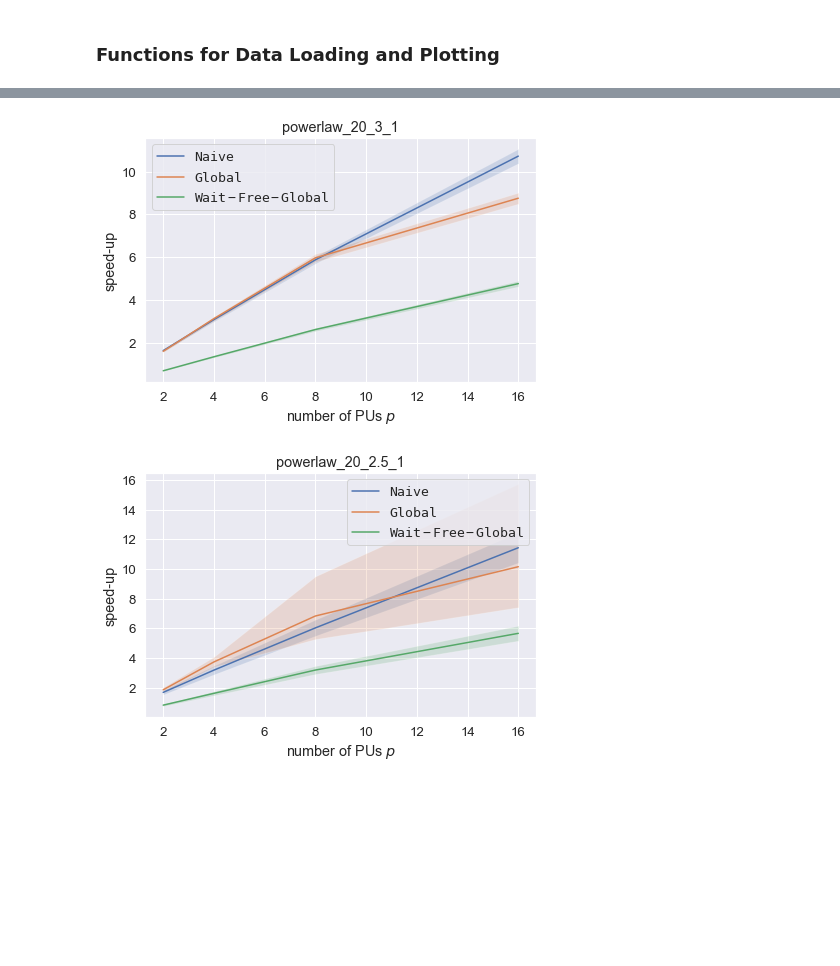
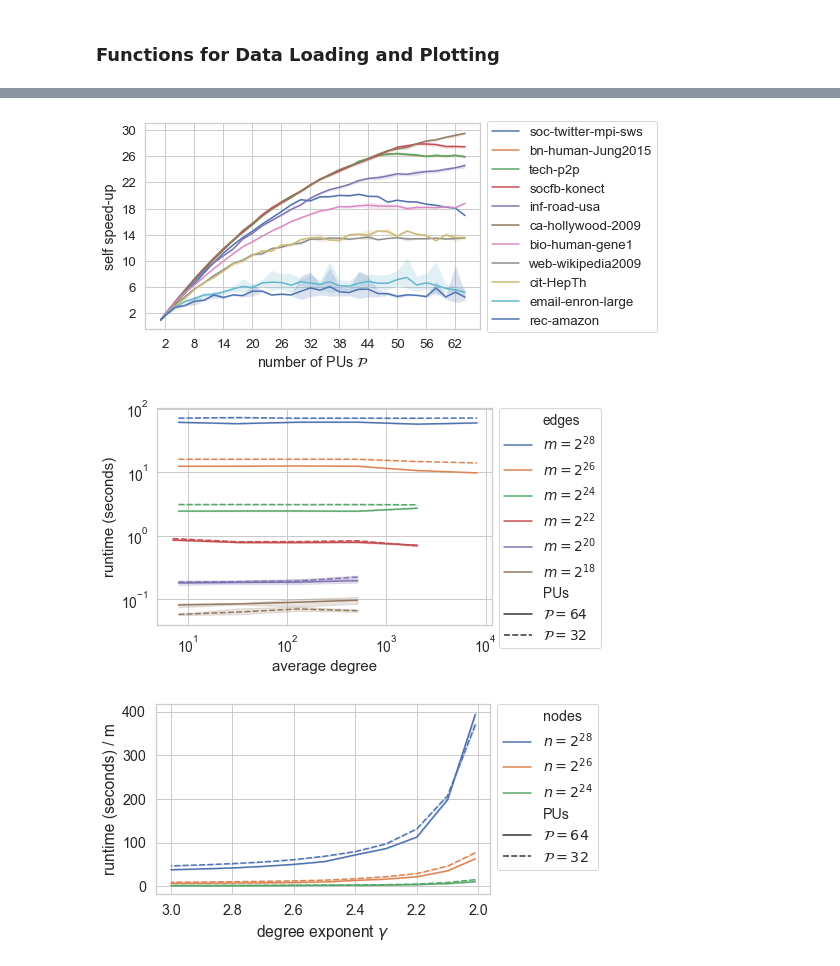
Before and after one commit to manpen/global-edge-switching, a Jupyter notebook: Plots.ipynb, the cells around one changed output, grey strips where cells are left out. Cells and saved outputs as stored; diff of their text form; code cells hidden in the pictures; blank space fills up the shorter version.

Commit message:
update Benchmarks notebook

```diff
--- a/Plots.ipynb
+++ b/Plots.ipynb
@@ -104,7 +137,8 @@ plot_comparison("soc-twitter-follows")
-# %%
-plot_comparison("powerlaw_20_3_1")
-plot_comparison("powerlaw_20_2.5_1")
-#plot_comparison("powerlaw_20_2_1")
-# %% [output]
-[figure, removed]
-[figure, removed]
+# %%
+par_dir = "benchmark-results/scaling-p/"
+sns.set(font_scale=1.2, style="whitegrid")
+plt.rcParams['figure.figsize'] = [6.0, 3.8]
+graphs = ["soc-twitter-mpi-sws", "bn-human-Jung2015", "tech-p2p", "socfb-konect", "inf-road-usa", "ca-hollywood-2009", "bio-human-gene1", "web-wikipedia2009", "cit-HepTh", "email-enron-large", "rec-amazon"]
+plot_comparison(graphs, [1] + list(range(2, 66, 2)), 10, "scaling-p-netrep-sample")
+# %% [output]
+[figure, added]
@@ -110,0 +203,13 @@ plot_comparison("powerlaw_20_2.5_1")
+# %%
+par_dir = "benchmark-results/scaling-avg-d/"
+sns.set(font_scale=1.25, style="whitegrid")
+plt.rcParams['figure.figsize'] = [6.0, 4.0]
+graphs = ["random_16_4", "random_18_4", "random_20_4", "random_22_4", "random_24_4", "random_26_4",
+          "random_14_16", "random_16_16", "random_18_16", "random_20_16", "random_22_16", "random_24_16",
+          "random_12_64", "random_14_64", "random_16_64", "random_18_64", "random_20_64", "random_22_64",
+          "random_10_256", "random_12_256", "random_14_256", "random_16_256", "random_18_256", "random_20_256",
+          "random_12_1024", "random_14_1024", "random_16_1024", "random_18_1024",
+          "random_14_4096", "random_16_4096", "random_18_4096"]
+plot_scaling_avgd(graphs, [32, 64], 10, "scaling-avg-d")
+# %% [output]
+[figure, added]
@@ -110,0 +262,10 @@ plot_comparison("powerlaw_20_2.5_1")
+# %%
+par_dir = "benchmark-results/scaling-gamma/"
+sns.set(font_scale=1.3, style="whitegrid")
+plt.rcParams['figure.figsize'] = [6.0, 3.5]
+ns = [24, 26, 28]
+gs = ["3", "2.9", "2.8", "2.7", "2.6", "2.5", "2.4", "2.3", "2.2", "2.2", "2.1", "2.01"]
+graphs = ["powerlaw_" + str(n) + "_" + str(g) for n in ns for g in gs]
+plot_scaling_gamma(graphs, [32, 64], 10, "scaling-gamma")
+# %% [output]
+[figure, added]
```
Also changed, not shown: parts of 12 cells of this notebook.
